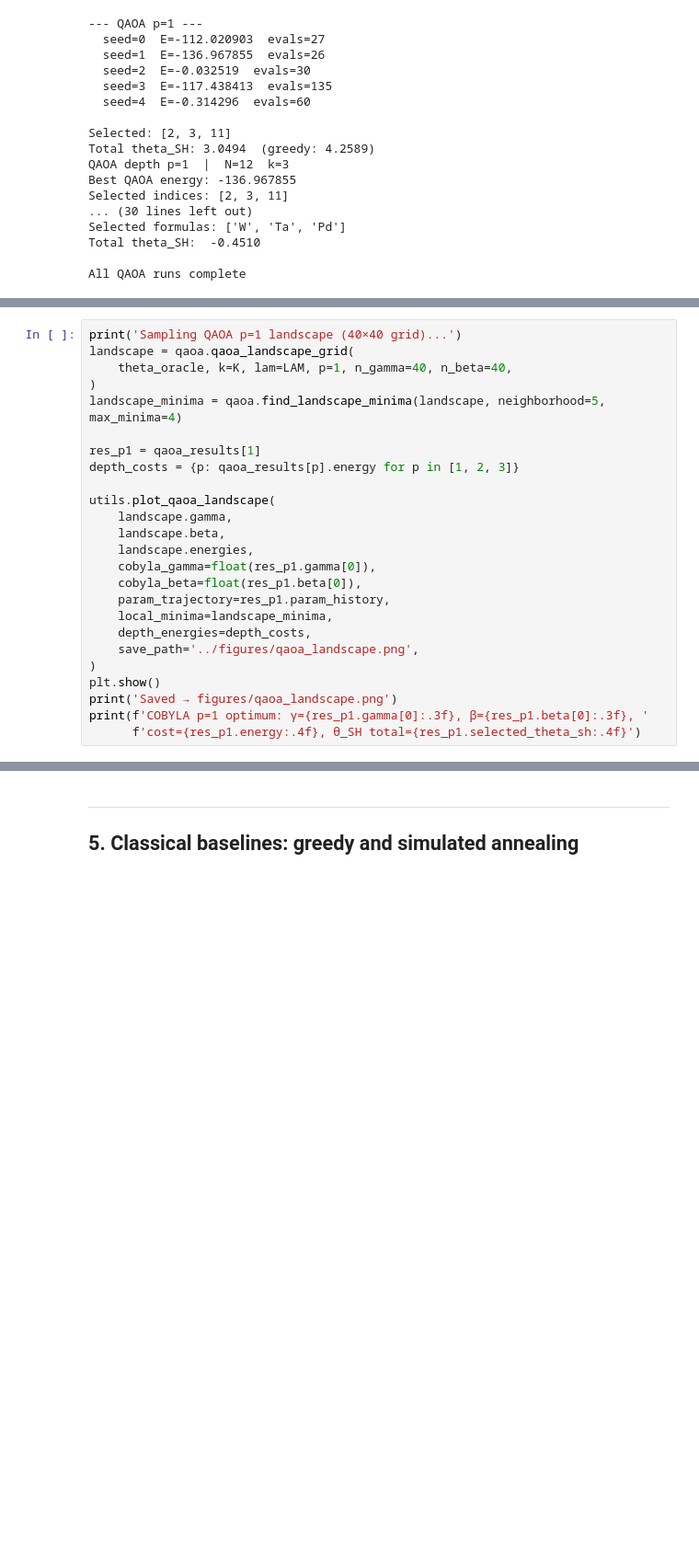
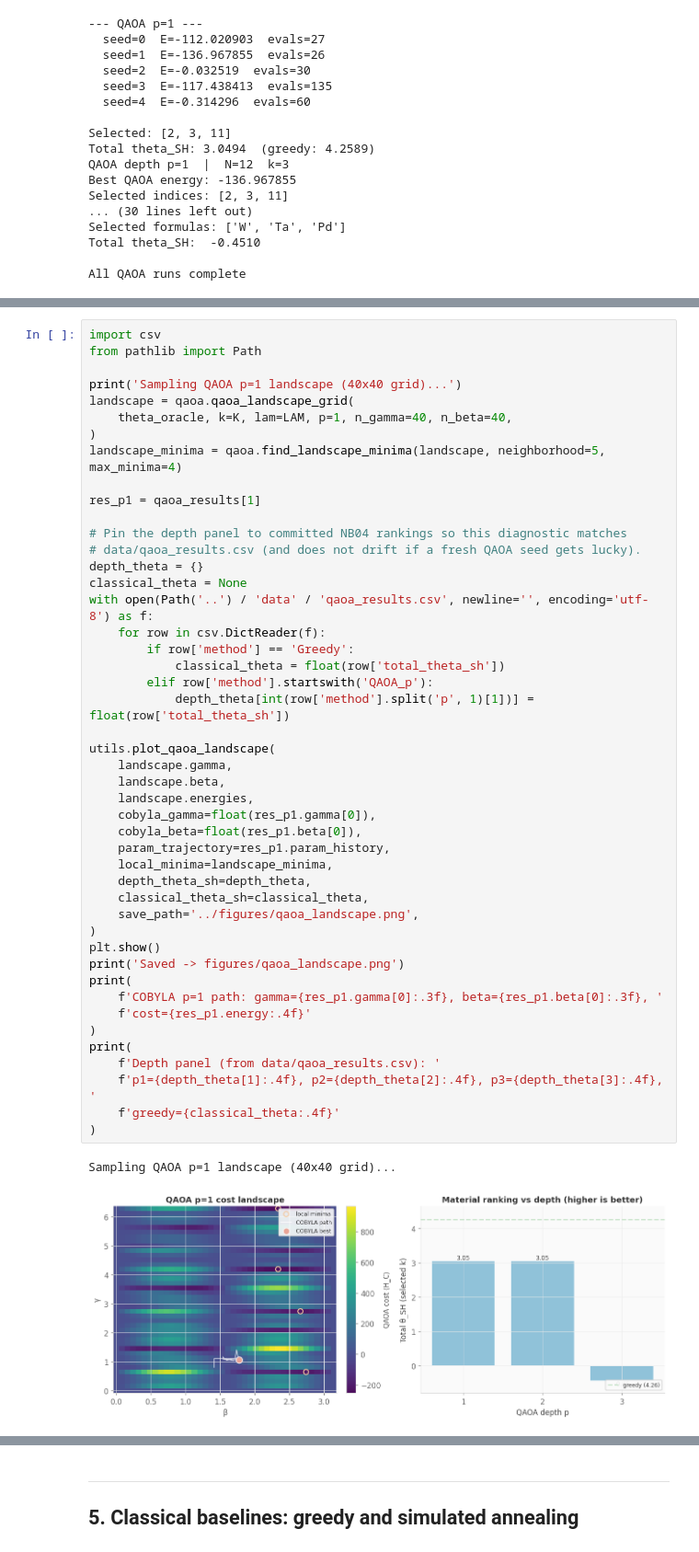
Before and after one commit to rosspeili/spinq-vqe, a Jupyter notebook: notebooks/04_soc_qaoa.ipynb, the cells around one changed output, grey strips where cells are left out. Shown at 92% size. Cells and saved outputs as stored; diff of their text form; blank space fills up the shorter version.

```diff
--- a/notebooks/04_soc_qaoa.ipynb
+++ b/notebooks/04_soc_qaoa.ipynb
@@ -220,25 +220,49 @@ basin on this 12-material surrogate oracle (classical baselines remain better).
 # %%
-print('Sampling QAOA p=1 landscape (40×40 grid)...')
+import csv
+from pathlib import Path
+
+print('Sampling QAOA p=1 landscape (40x40 grid)...')
 landscape = qaoa.qaoa_landscape_grid(
     theta_oracle, k=K, lam=LAM, p=1, n_gamma=40, n_beta=40,
 )
 landscape_minima = qaoa.find_landscape_minima(landscape, neighborhood=5, max_minima=4)
 
 res_p1 = qaoa_results[1]
-depth_costs = {p: qaoa_results[p].energy for p in [1, 2, 3]}
+
+# Pin the depth panel to committed NB04 rankings so this diagnostic matches
+# data/qaoa_results.csv (and does not drift if a fresh QAOA seed gets lucky).
+depth_theta = {}
+classical_theta = None
+with open(Path('..') / 'data' / 'qaoa_results.csv', newline='', encoding='utf-8') as f:
+    for row in csv.DictReader(f):
+        if row['method'] == 'Greedy':
+            classical_theta = float(row['total_theta_sh'])
+        elif row['method'].startswith('QAOA_p'):
+            depth_theta[int(row['method'].split('p', 1)[1])] = float(row['total_theta_sh'])
 
 utils.plot_qaoa_landscape(
     landscape.gamma,
     landscape.beta,
     landscape.energies,
     cobyla_gamma=float(res_p1.gamma[0]),
     cobyla_beta=float(res_p1.beta[0]),
     param_trajectory=res_p1.param_history,
     local_minima=landscape_minima,
-    depth_energies=depth_costs,
+    depth_theta_sh=depth_theta,
+    classical_theta_sh=classical_theta,
     save_path='../figures/qaoa_landscape.png',
 )
 plt.show()
-print('Saved → figures/qaoa_landscape.png')
-print(f'COBYLA p=1 optimum: γ={res_p1.gamma[0]:.3f}, β={res_p1.beta[0]:.3f}, '
-      f'cost={res_p1.energy:.4f}, θ_SH total={res_p1.selected_theta_sh:.4f}')
+print('Saved -> figures/qaoa_landscape.png')
+print(
+    f'COBYLA p=1 path: gamma={res_p1.gamma[0]:.3f}, beta={res_p1.beta[0]:.3f}, '
+    f'cost={res_p1.energy:.4f}'
+)
+print(
+    f'Depth panel (from data/qaoa_results.csv): '
+    f'p1={depth_theta[1]:.4f}, p2={depth_theta[2]:.4f}, p3={depth_theta[3]:.4f}, '
+    f'greedy={classical_theta:.4f}'
+)
+# %% [output]
+Sampling QAOA p=1 landscape (40x40 grid)...
+[figure, added]
```
Also changed, not shown: parts of 7 cells of this notebook, 10 other files.
